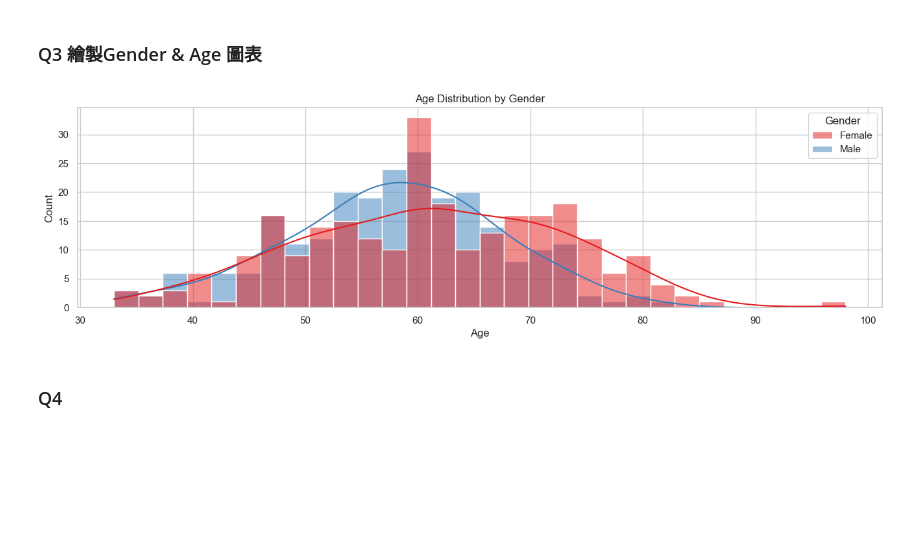
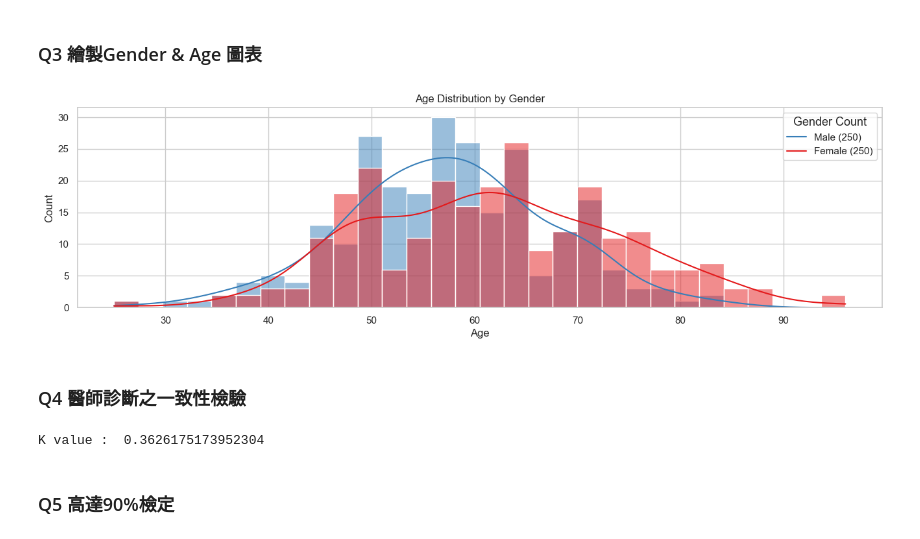
Before and after one commit to RobertBlooo/quiz, a Jupyter notebook: data_prepare.ipynb, the cells around one changed output. Cells and saved outputs as stored; diff of their text form; code cells hidden in the pictures; blank space fills up the shorter version.

```diff
--- a/data_prepare.ipynb
+++ b/data_prepare.ipynb
@@ -10,7 +16,7 @@ import matplotlib.pyplot as plt
 data = pd.DataFrame(columns=['ID','Gender','Age','Diagnosis'])
 
 # 隨機性設定
-np.random.seed(168)
+np.random.seed(520)
 
 # 生成流水號
 data['ID'] = ['Test_' + str(i) for i in range(1, 501)]
@@ -36,10 +42,21 @@ data.loc[data['Gender'] == 'Female', 'Age'] = female_age
 data['Diagnosis'] = np.random.choice(['Positive', 'Negative'], size=500, p=[0.3, 0.7])
 
 # 醫師診斷
-data['Doctor_A'] = np.random.choice(['Positive', 'Negative'], size=500, p=[0.775, 0.225])
-data['Doctor_B'] = np.random.choice(['Positive', 'Negative'], size=500, p=[0.825, 0.175])
-data['Doctor_C'] = np.random.choice(['Positive', 'Negative'], size=500, p=[0.875, 0.125])
-data['FT_Output'] = np.random.choice(['Positive', 'Negative'], size=500, p=[0.91, 0.09])
+data['Doctor_A'] = data['Diagnosis']
+selected_indices = np.random.choice(data.index, size=int(500*0.225), replace=False)
+data.loc[selected_indices, 'Doctor_A'] = data.loc[selected_indices, 'Diagnosis'].apply(lambda x: 'Negative' if x == 'Positive' else 'Positive')
+
+data['Doctor_B'] = data['Diagnosis']
+selected_indices = np.random.choice(data.index, size=int(500*0.175), replace=False)
+data.loc[selected_indices, 'Doctor_B'] = data.loc[selected_indices, 'Diagnosis'].apply(lambda x: 'Negative' if x == 'Positive' else 'Positive')
+
+data['Doctor_C'] = data['Diagnosis']
+selected_indices = np.random.choice(data.index, size=int(500*0.125), replace=False)
+data.loc[selected_indices, 'Doctor_C'] = data.loc[selected_indices, 'Diagnosis'].apply(lambda x: 'Negative' if x == 'Positive' else 'Positive')
+
+data['FT_Output'] = data['Diagnosis']
+selected_indices = np.random.choice(data.index, size=int(500*0.09), replace=False)
+data.loc[selected_indices, 'FT_Output'] = data.loc[selected_indices, 'Diagnosis'].apply(lambda x: 'Negative' if x == 'Positive' else 'Positive')
 # %%
 # Output Data
 # data.to_csv('/Users/changrobert/Desktop/Python/quiz/data.csv')
@@ -48,19 +65,21 @@ data['FT_Output'] = np.random.choice(['Positive', 'Negative'], size=500, p=[0.91
 # %%
 # 設定圖表風格大小
 sns.set(style="whitegrid")
 plt.figure(figsize=(16, 4))
 
 # 繪製不同性別的年齡直方圖
-sns.histplot(data, x="Age", hue="Gender", bins=30, kde=True, palette="Set1")
+ax = sns.histplot(data, x="Age", hue="Gender", bins=30, kde=True, palette="Set1")
 
 # 加上標題和標籤
 plt.title("Age Distribution by Gender")
 plt.xlabel("Age")
 plt.ylabel("Count")
 
+legend_labels = [f'Male ({male_counts})', f'Female ({female_counts})']
+ax.legend(legend_labels, title='Gender Count', title_fontsize='13')
 # 顯示圖表
 plt.show()
 # %% [output]
-[figure, old version]
+[figure, new version]
 # %% [markdown]
-<h3>Q4</>
+<h3>Q4 醫師診斷之一致性檢驗</>
@@ -66,0 +105,7 @@ plt.show()
+# %%
+kappa_result = fleiss_kappa(table_t)
+print("K value : " ,kappa_result)
+# %% [output]
+K value :  0.3626175173952304
+# %% [markdown]
+<h3>Q5 高達90%檢定</>
```
Also changed, not shown: parts of 16 cells of this notebook, 4 other files.
